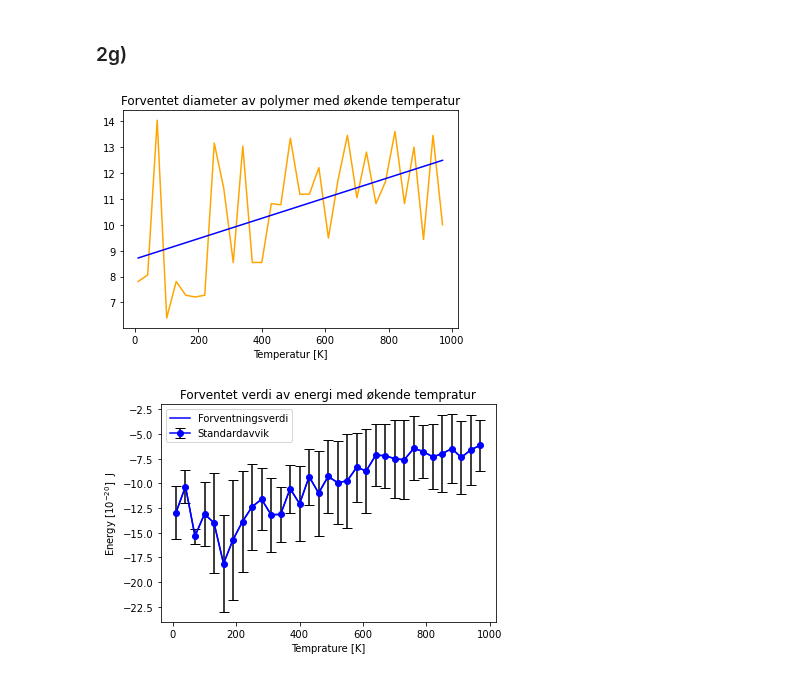
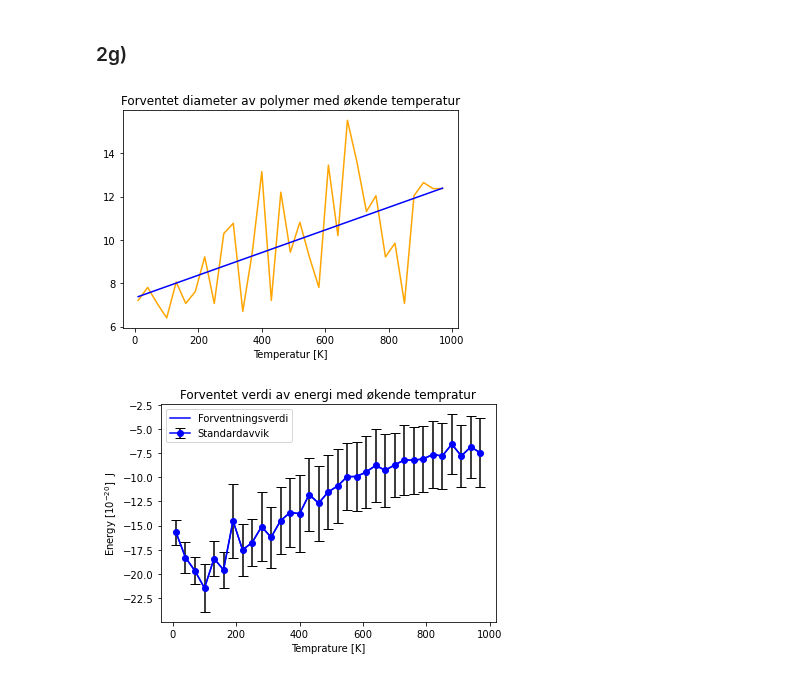
Before and after one commit to villi02/TMA4320-Introduksjon-til-vitenskapelige-beregninger-prosjekter, a Jupyter notebook: oppgave.ipynb, the cells around one changed output. Saved outputs shown, nothing was run; the diff lists cells and outputs as text; code cells hidden in the pictures.

```diff
--- a/oppgave.ipynb
+++ b/oppgave.ipynb
@@ -657,33 +657,33 @@ def excpected_energy_and_size(N: int, N_s: int, V_matrix: list[int]) -> (list[fl
         excpected_size.append(max_distance(polymer_array))
 
     return excpected_energy, deviation, temprature, excpected_size
 
 #Test
 N = 30
-N_s = 500
+N_s = 5000
 expected, deviation, temprature, size = excpected_energy_and_size(N, N_s, create_random_v_matrix(N, 0.5, 1.5))
 
 x = temprature
 y = size
 coefficients = np.polyfit(x, y, deg=1)
 slope, intercept = coefficients
 y_pred = np.polyval(coefficients, x)
 
 plt.plot(temprature, size, label= "Forventet størrelse", color = "orange")
 plt.plot(temprature, y_pred, label= "Lin. reg.", color = "blue")
 #plt.hlines(np.mean(energies_at_10),0,10, color = "r", label = "Gjennomsnitt")
 plt.title("Forventet diameter av polymer med økende temperatur")
 plt.xlabel("Temperatur [K]")
 #plt.ylabel(r'Size') har ikke regnet ut den faktiske størrelsen ennå
 plt.show()
 
 plt.plot(temprature,expected, label= "Forventningsverdi", color = "b")
 plt.errorbar(temprature,expected ,  yerr= (deviation), fmt='-o', color = "b", ecolor = "black",capsize=5, label='Standardavvik')
 plt.title("Forventet verdi av energi med økende tempratur")
 plt.xlabel("Temprature [K]")
 plt.ylabel(r'Energy [$10^{-20}$]  J')
 plt.legend()
 plt.show()
 # %% [output]
-[figure, old version]
+[figure, new version]
-[figure, old version]
+[figure, new version]
```
